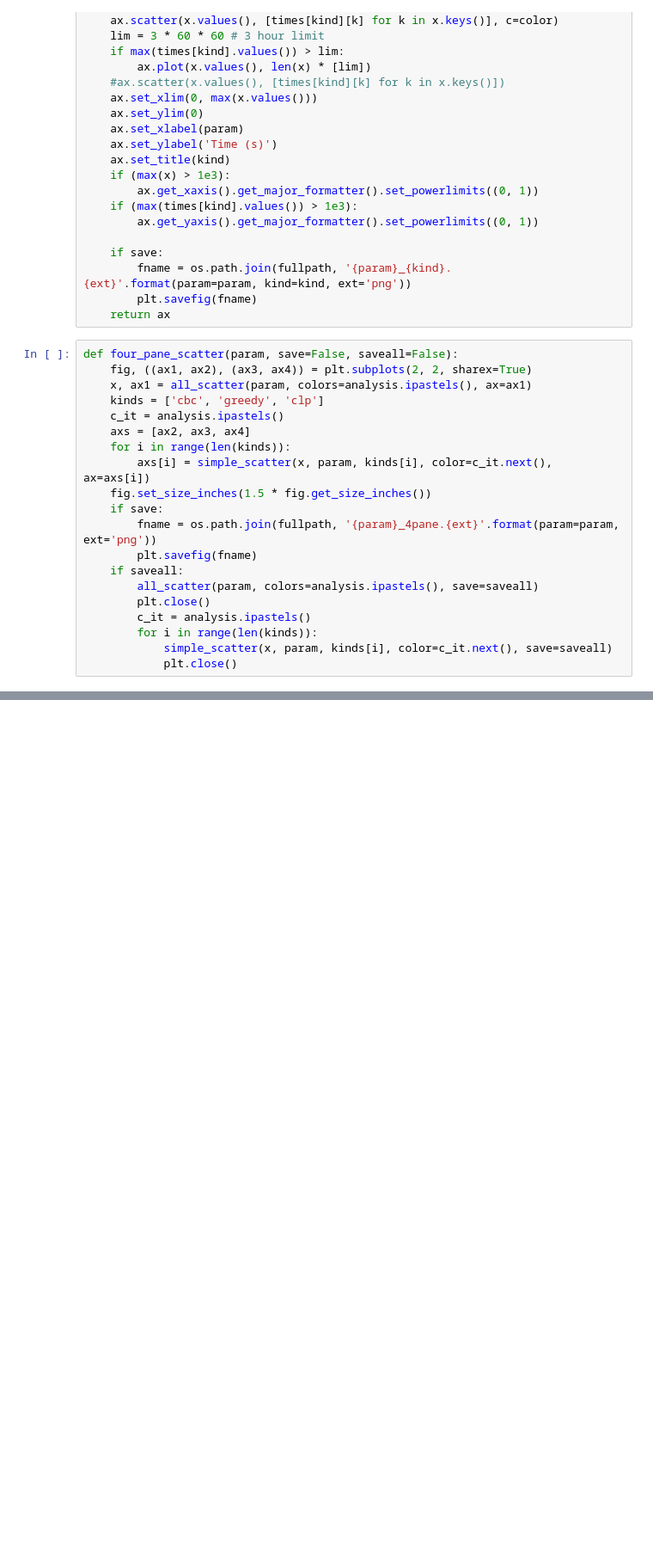
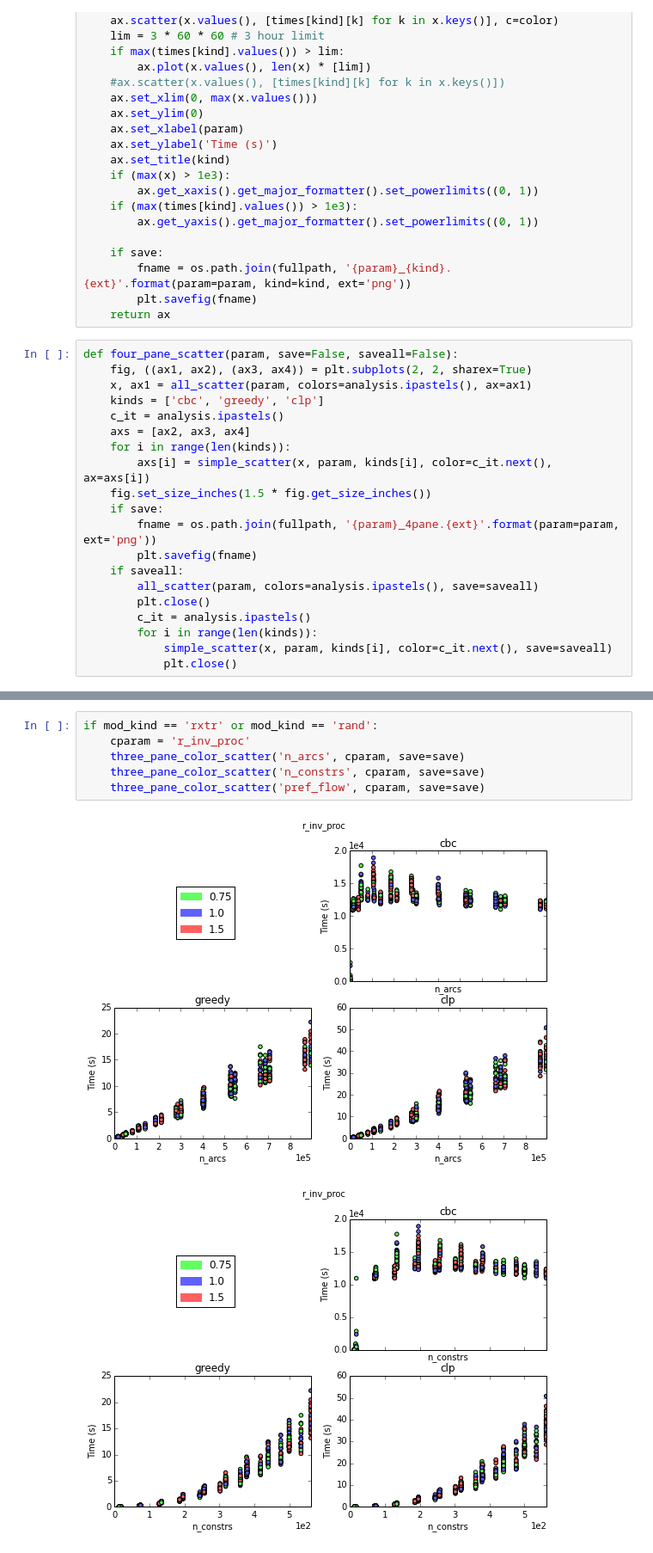
Before and after one commit to gidden/cyclopts, a Jupyter notebook: nbs/General Experimental Analysis.ipynb, the cells around one changed output, grey strips where cells are left out. Shown at 86% size. Cells and saved outputs as stored; diff of their text form; blank space fills up the shorter version.

```diff
--- a/nbs/General Experimental Analysis.ipynb
+++ b/nbs/General Experimental Analysis.ipynb
@@ -179,0 +190,9 @@ three_pane_color_scatter('pref_flow', cparam, save=save)
+# %%
+if mod_kind == 'rxtr' or mod_kind == 'rand':
+    cparam = 'r_inv_proc'
+    three_pane_color_scatter('n_arcs', cparam, save=save)
+    three_pane_color_scatter('n_constrs', cparam, save=save)
+    three_pane_color_scatter('pref_flow', cparam, save=save)
+# %% [output]
+[figure, added]
+[figure, added]
```
Also changed, not shown: parts of 8 cells of this notebook.
